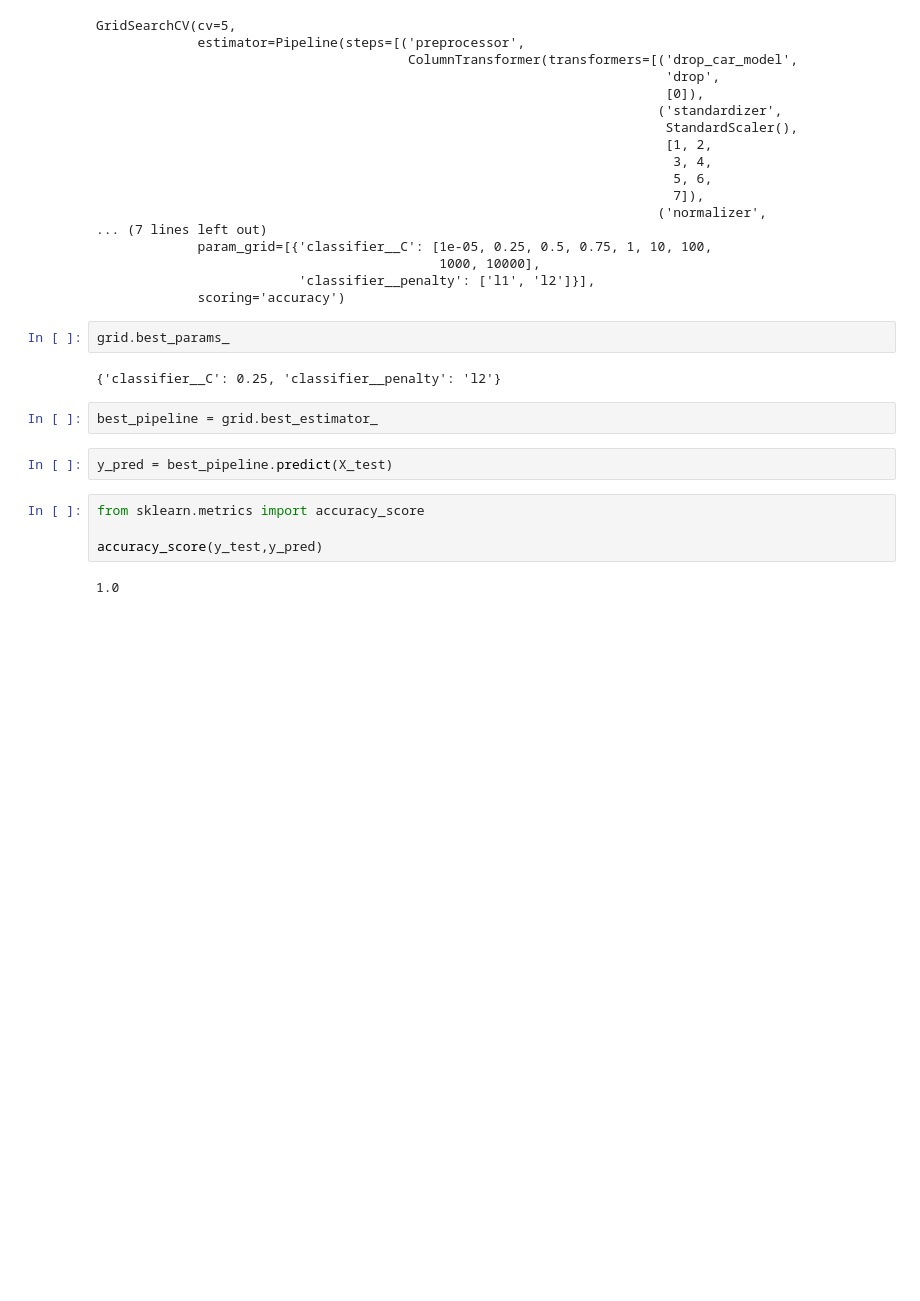
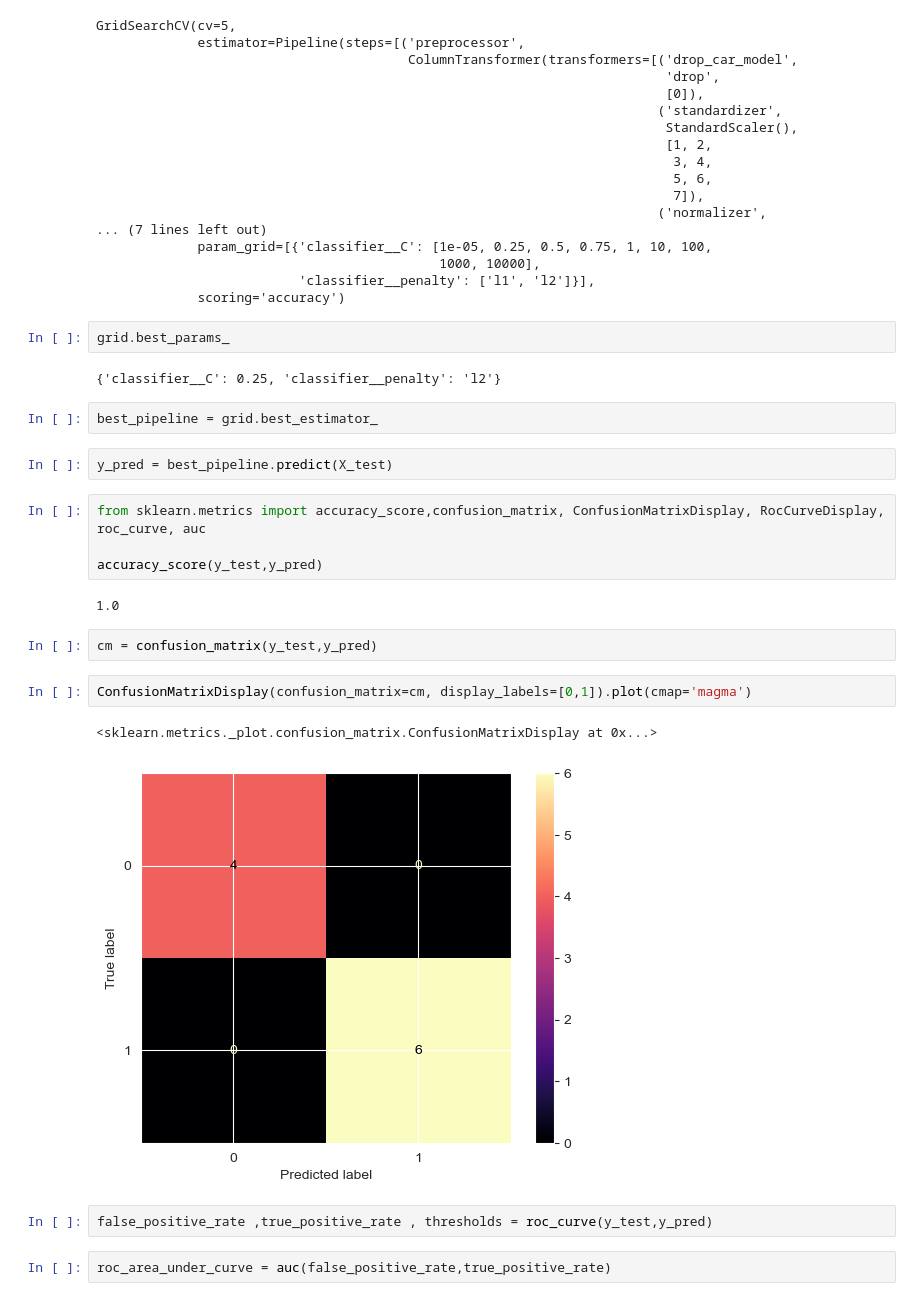
Before and after one commit to aleksandardpantic/cars-case-study, a Jupyter notebook: train_classification.ipynb, the cells around one changed output. Cells and saved outputs as stored; diff of their text form; blank space fills up the shorter version.

Commit message:
added confusion matrix and roc curve

```diff
--- a/train_classification.ipynb
+++ b/train_classification.ipynb
@@ -61,8 +61,19 @@ best_pipeline = grid.best_estimator_
 # %%
 y_pred = best_pipeline.predict(X_test)
 # %%
-from sklearn.metrics import accuracy_score
+from sklearn.metrics import accuracy_score,confusion_matrix, ConfusionMatrixDisplay, RocCurveDisplay, roc_curve, auc
 
 accuracy_score(y_test,y_pred)
 # %% [output]
 1.0
+# %%
+cm = confusion_matrix(y_test,y_pred)
+# %%
+ConfusionMatrixDisplay(confusion_matrix=cm, display_labels=[0,1]).plot(cmap='magma')
+# %% [output]
+<sklearn.metrics._plot.confusion_matrix.ConfusionMatrixDisplay at 0x...>
+[figure, added]
+# %%
+false_positive_rate ,true_positive_rate , thresholds = roc_curve(y_test,y_pred)
+# %%
+roc_area_under_curve = auc(false_positive_rate,true_positive_rate)
```
Also changed, not shown: parts of 2 cells of this notebook.
